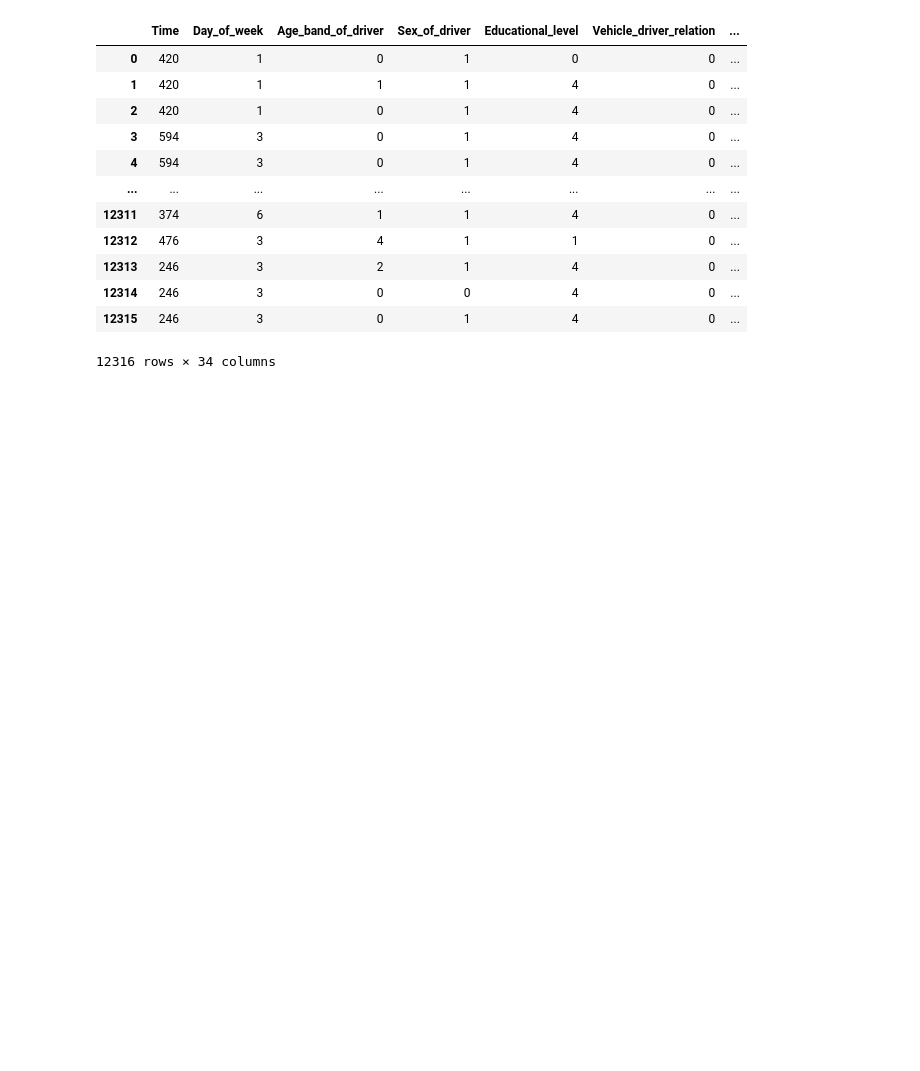
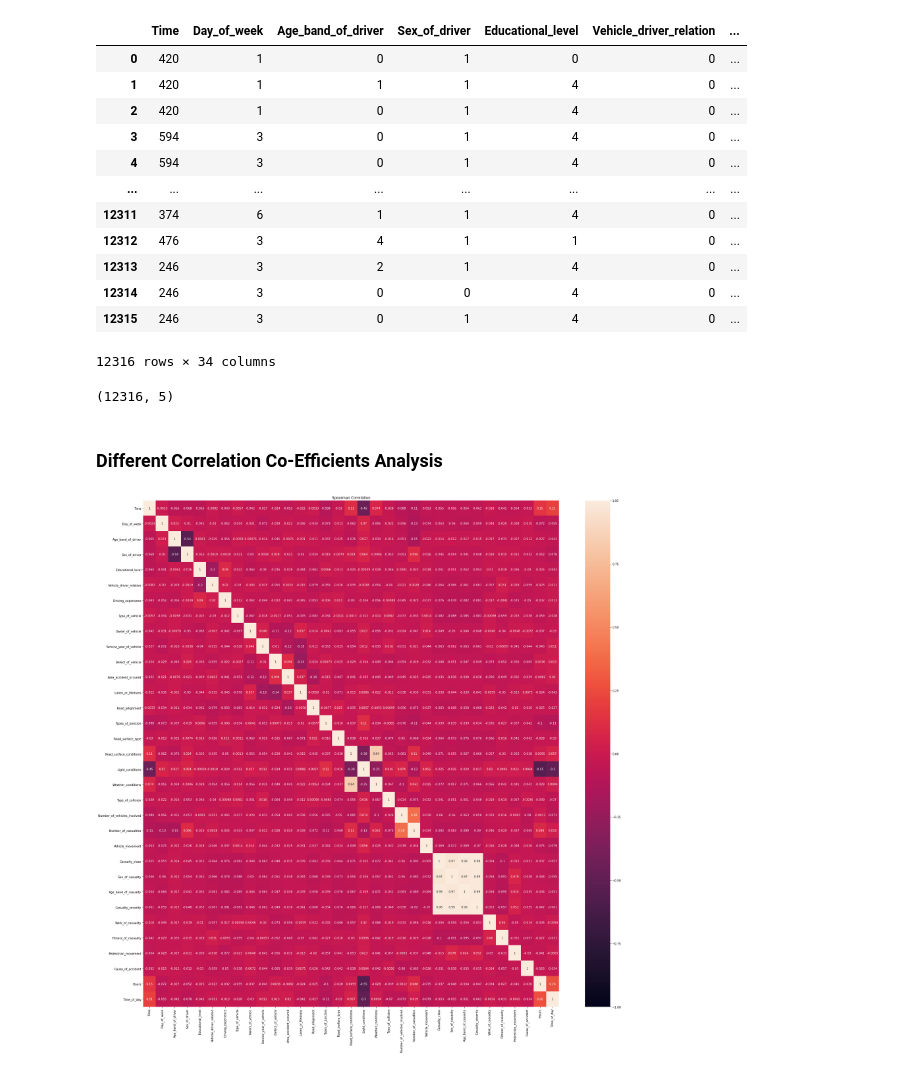
Before and after one commit to vedanthv/Road-Traffic-Accident-Severity-Classification, a Jupyter notebook: RoadTrafficSeverityProject.ipynb, the cells around one changed output. Drawn from its saved outputs; the diff is of its cells as text; code cells hidden in the pictures; blank space fills up the shorter version.

Commit message:
spearmann correlation co eff analysis

```diff
--- a/RoadTrafficSeverityProject.ipynb
+++ b/RoadTrafficSeverityProject.ipynb
@@ -773,0 +770,6 @@ features_df_new.to_csv('feature_select.csv')
+# %%
+features_df_new.shape
+# %% [output]
+(12316, 5)
+# %% [markdown]
+### Different Correlation Co-Efficients Analysis
@@ -773,0 +780,14 @@ features_df_new.to_csv('feature_select.csv')
+# %%
+df_spear = X.corr(method = 'spearman')
+# %%
+def display_correlation(df):
+    r = df.corr(method="spearman")
+    plt.figure(figsize=(32,32))
+    heatmap = sns.heatmap(df_spear.corr(), vmin=-1,
+                      vmax=1, annot=True)
+    plt.title("Spearman Correlation")
+    return(r)
+# %%
+r_simple=display_correlation(df_spear)
+# %% [output]
+[figure, added]
```
Also changed, not shown: parts of 5 cells of this notebook.
